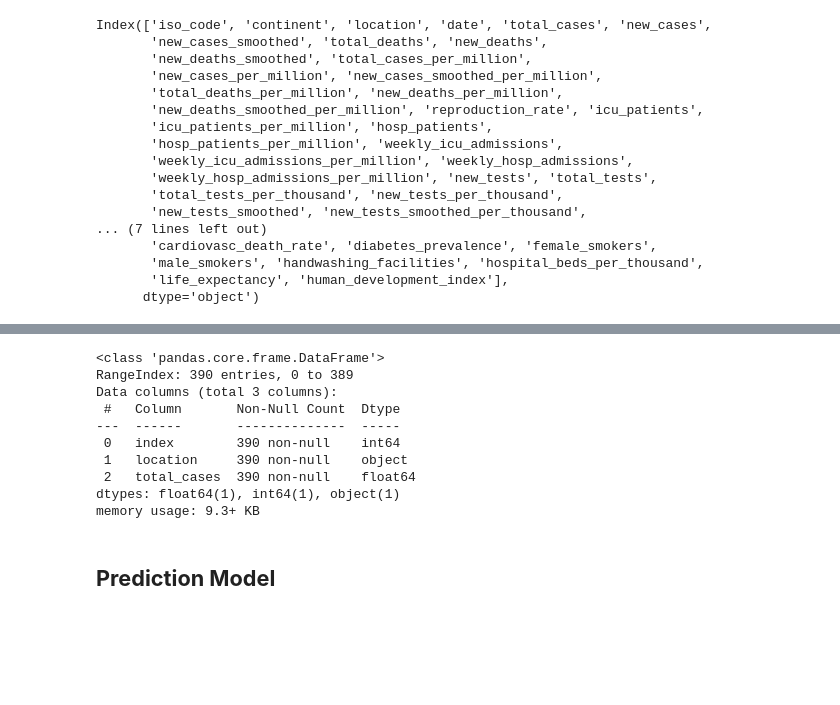
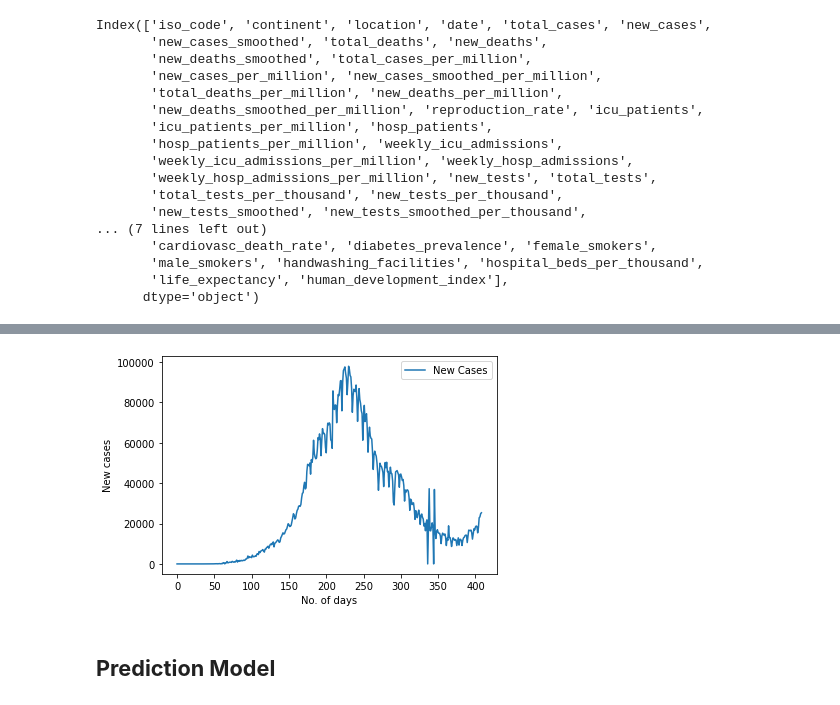
Before and after one commit to Indranil-Sarmah/Prediction-Model-for-Total-imminent-Coronavirus-cases-in-India, a Jupyter notebook: Using_polynomial_regression_for_predicting_the_Total_imminent_Coronavirus_cases_in_India.ipynb, the cells around one changed output, grey strips where cells are left out. Drawn from its saved outputs; the diff is of its cells as text; code cells hidden in the pictures; blank space fills up the shorter version.

```diff
--- a/Using_polynomial_regression_for_predicting_the_Total_imminent_Coronavirus_cases_in_India.ipynb
+++ b/Using_polynomial_regression_for_predicting_the_Total_imminent_Coronavirus_cases_in_India.ipynb
@@ -117,15 +131,10 @@ plt.show()
-# %%
-df.info()
-# %% [output]
-<class 'pandas.core.frame.DataFrame'>
-RangeIndex: 390 entries, 0 to 389
-Data columns (total 3 columns):
- #   Column       Non-Null Count  Dtype
----  ------       --------------  -----
- 0   index        390 non-null    int64
- 1   location     390 non-null    object
- 2   total_cases  390 non-null    float64
-dtypes: float64(1), int64(1), object(1)
-memory usage: 9.3+ KB
+# %%
+plt.plot(df["new_cases"],label = "New Cases")
+plt.xlabel("No. of days")
+plt.ylabel("New cases")
+plt.legend()
+plt.show()
+# %% [output]
+[figure, added]
 # %% [markdown]
 ## **Prediction Model**
```
Also changed, not shown: parts of 13 cells of this notebook.
